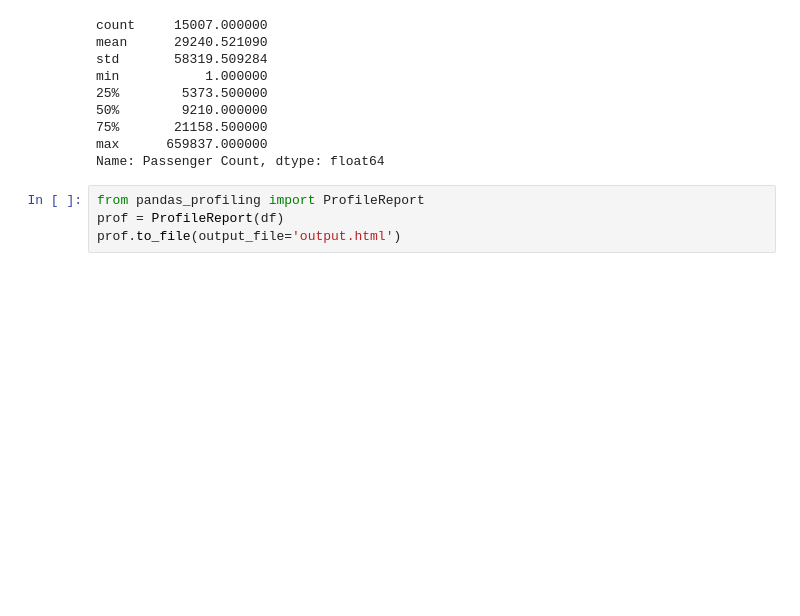
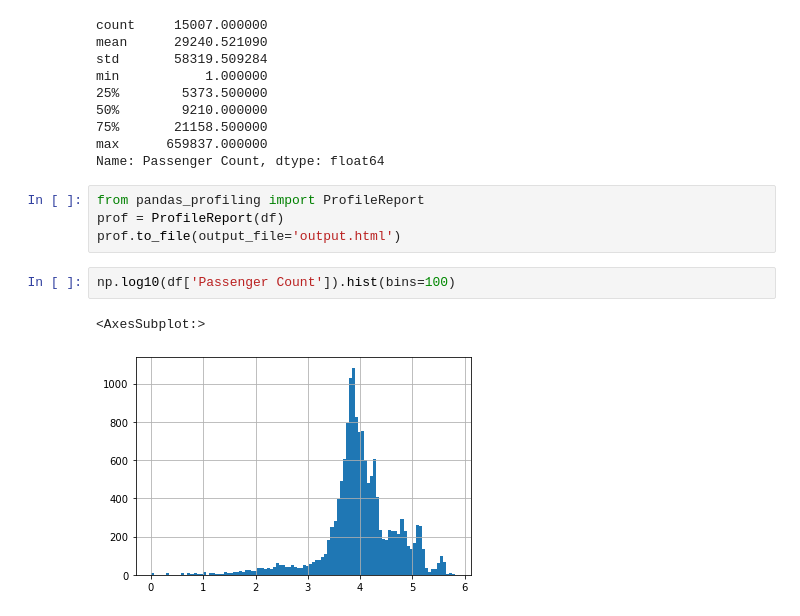
Before and after one commit to aldonaspirz/Air-Traffic, a Jupyter notebook: Air_traffic_preprocessing.ipynb, the cells around one changed output. Saved outputs shown, nothing was run; the diff lists cells and outputs as text; blank space fills up the shorter version.

```diff
--- a/Air_traffic_preprocessing.ipynb
+++ b/Air_traffic_preprocessing.ipynb
@@ -73,3 +74,8 @@ Name: Passenger Count, dtype: float64
 from pandas_profiling import ProfileReport
 prof = ProfileReport(df)
 prof.to_file(output_file='output.html')
+# %%
+np.log10(df['Passenger Count']).hist(bins=100)
+# %% [output]
+<AxesSubplot:>
+[figure, added]
```
Also changed, not shown: parts of 7 cells of this notebook.
